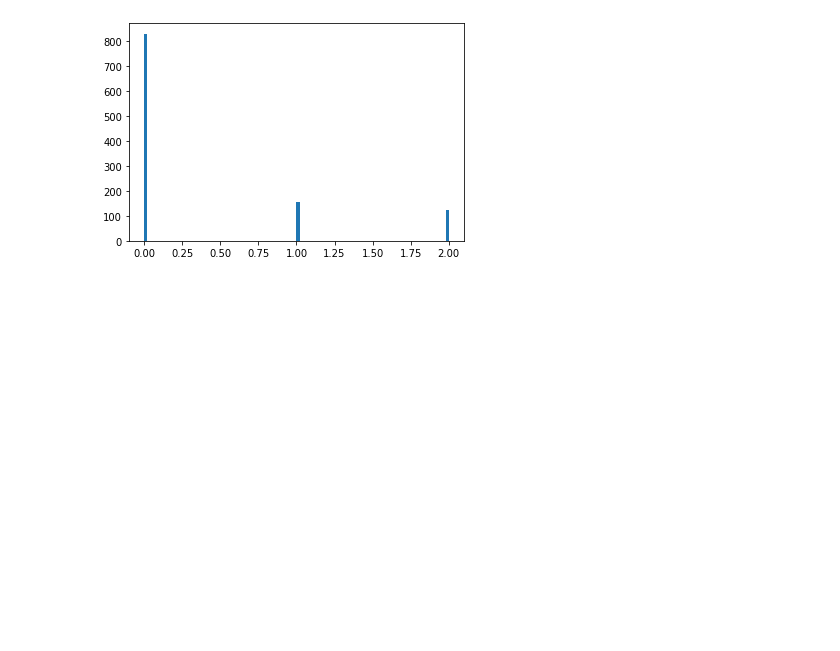
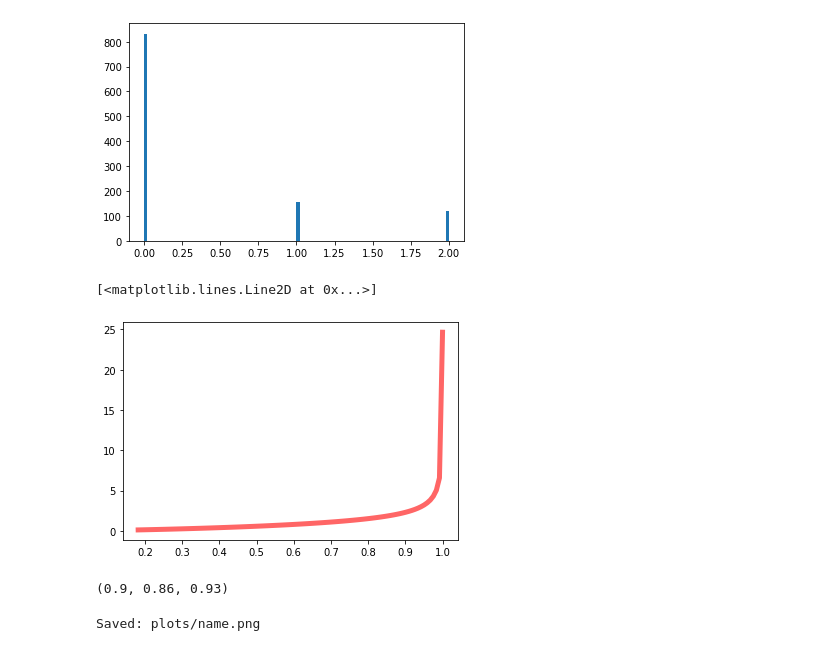
Before and after one commit to therwig/ele-studies, a Jupyter notebook: akAna/notebook.ipynb, the cells around one changed output. Cells and saved outputs as stored; diff of their text form; code cells hidden in the pictures; blank space fills up the shorter version.

Commit message:
add efficiency plotting scripts

```diff
--- a/akAna/notebook.ipynb
+++ b/akAna/notebook.ipynb
@@ -256,0 +260,8 @@ plt.hist(ak.num(matched_truth), bins=100);
+# %%
+fig, ax = plt.subplots(1, 1)
+a, b = 2.31, 0.627
+x = np.linspace(beta.ppf(0.01, a, b), beta.ppf(0.99, a, b), 100)
+ax.plot(x, beta.pdf(x, a, b), 'r-', lw=5, alpha=0.6, label='beta pdf')
+# %% [output]
+[<matplotlib.lines.Line2D at 0x...>]
+[figure, added]
@@ -256,0 +280,5 @@ plt.hist(ak.num(matched_truth), bins=100);
+# %%
+ErrDivide(90,100)
+#beta.ppf((1-.68)/2, .9, .1)
+# %% [output]
+(0.9, 0.86, 0.93)
@@ -256,0 +315,6 @@ plt.hist(ak.num(matched_truth), bins=100);
+# %%
+#bins = np.linspace(5,20,10)
+#passHist = np.histogram(test_p,bins)
+efficiency(test_p,test_n,"name")
+# %% [output]
+Saved: plots/name.png
```
Also changed, not shown: parts of 5 cells of this notebook, 2 other files.
